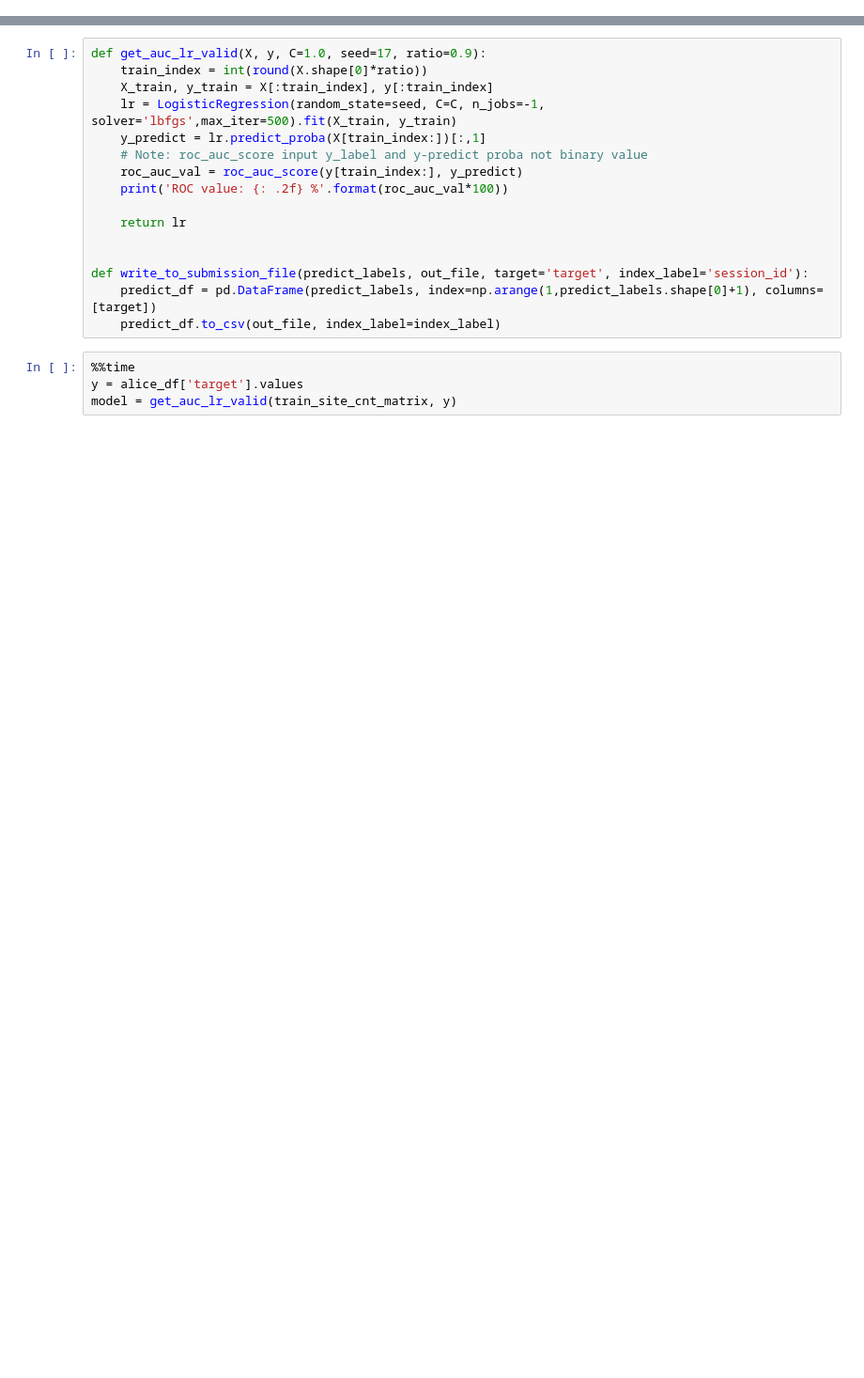
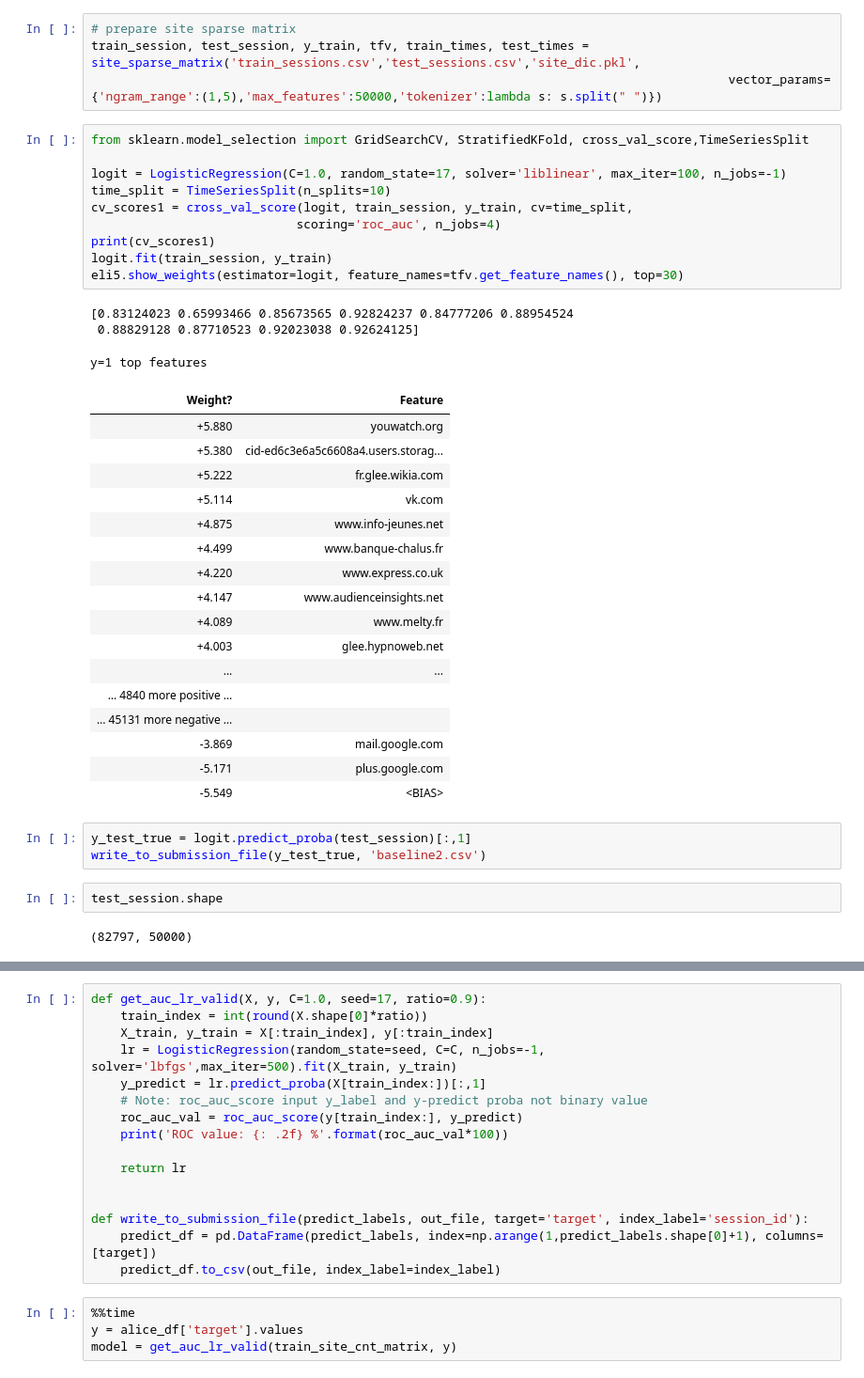
Before and after one commit to BoshengW/Data_Science_Learning, a Jupyter notebook: Alice_Kaggle/Alice Data EDA.ipynb, the cells around one changed output, grey strips where cells are left out. Shown at 94% size. Drawn from its saved outputs; the diff is of its cells as text; blank space fills up the shorter version.

```diff
--- a/Alice_Kaggle/Alice Data EDA.ipynb
+++ b/Alice_Kaggle/Alice Data EDA.ipynb
@@ -28,3 +63,45 @@ site_df = pd.DataFrame({'site_id':list(site_dict.values()),'site_name': list(sit
+# %%
+# prepare site sparse matrix
+train_session, test_session, y_train, tfv, train_times, test_times = site_sparse_matrix('train_sessions.csv','test_sessions.csv','site_dic.pkl',
+                                                                                       vector_params={'ngram_range':(1,5),'max_features':50000,'tokenizer':lambda s: s.split(" ")})
+# %%
+from sklearn.model_selection import GridSearchCV, StratifiedKFold, cross_val_score,TimeSeriesSplit
+
+logit = LogisticRegression(C=1.0, random_state=17, solver='liblinear', max_iter=100, n_jobs=-1)
+time_split = TimeSeriesSplit(n_splits=10)
+cv_scores1 = cross_val_score(logit, train_session, y_train, cv=time_split,
+                            scoring='roc_auc', n_jobs=4)
+print(cv_scores1)
+logit.fit(train_session, y_train)
+eli5.show_weights(estimator=logit, feature_names=tfv.get_feature_names(), top=30)
+# %% [output]
+[0.83124023 0.65993466 0.85673565 0.92824237 0.84777206 0.88954524
+ 0.88829128 0.87710523 0.92023038 0.92624125]
+y=1 top features
+| Weight? | Feature |
+| +5.880 | youwatch.org |
+| +5.380 | cid-ed6c3e6a5c6608a4.users.storag... |
+| +5.222 | fr.glee.wikia.com |
+| +5.114 | vk.com |
+| +4.875 | www.info-jeunes.net |
+| +4.499 | www.banque-chalus.fr |
+| +4.220 | www.express.co.uk |
+| +4.147 | www.audienceinsights.net |
+| +4.089 | www.melty.fr |
+| +4.003 | glee.hypnoweb.net |
+| ... | ... |
+| … 4840 more positive … |  |
+| … 45131 more negative … |  |
+| -3.869 | mail.google.com |
+| -5.171 | plus.google.com |
+| -5.549 | <BIAS> |
+# %%
+y_test_true = logit.predict_proba(test_session)[:,1]
+write_to_submission_file(y_test_true, 'baseline2.csv')
+# %%
+test_session.shape
+# %% [output]
+(82797, 50000)
 # %%
 # only use site feature
 # For text feature, we want to use test count as feature for training
```
Also changed, not shown: parts of 20 cells of this notebook, 2 other files.
